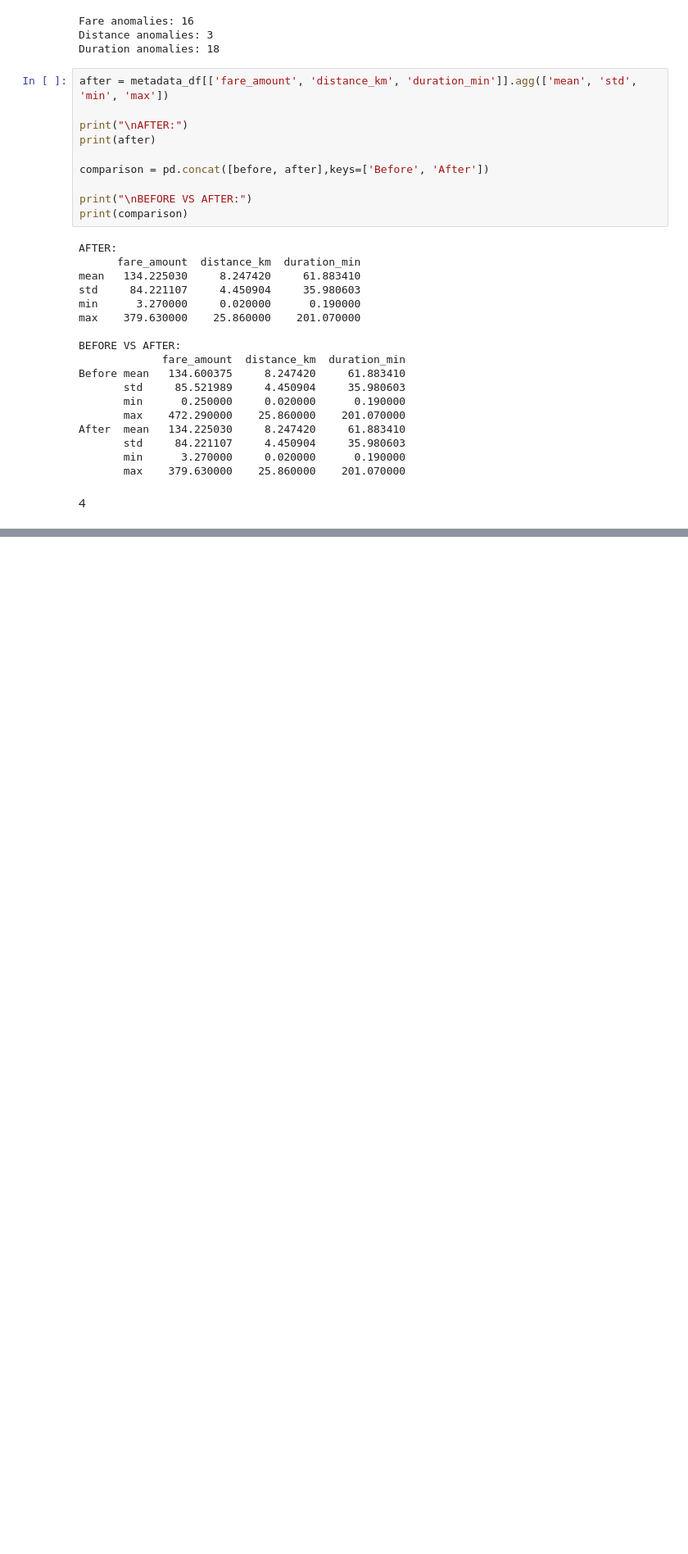
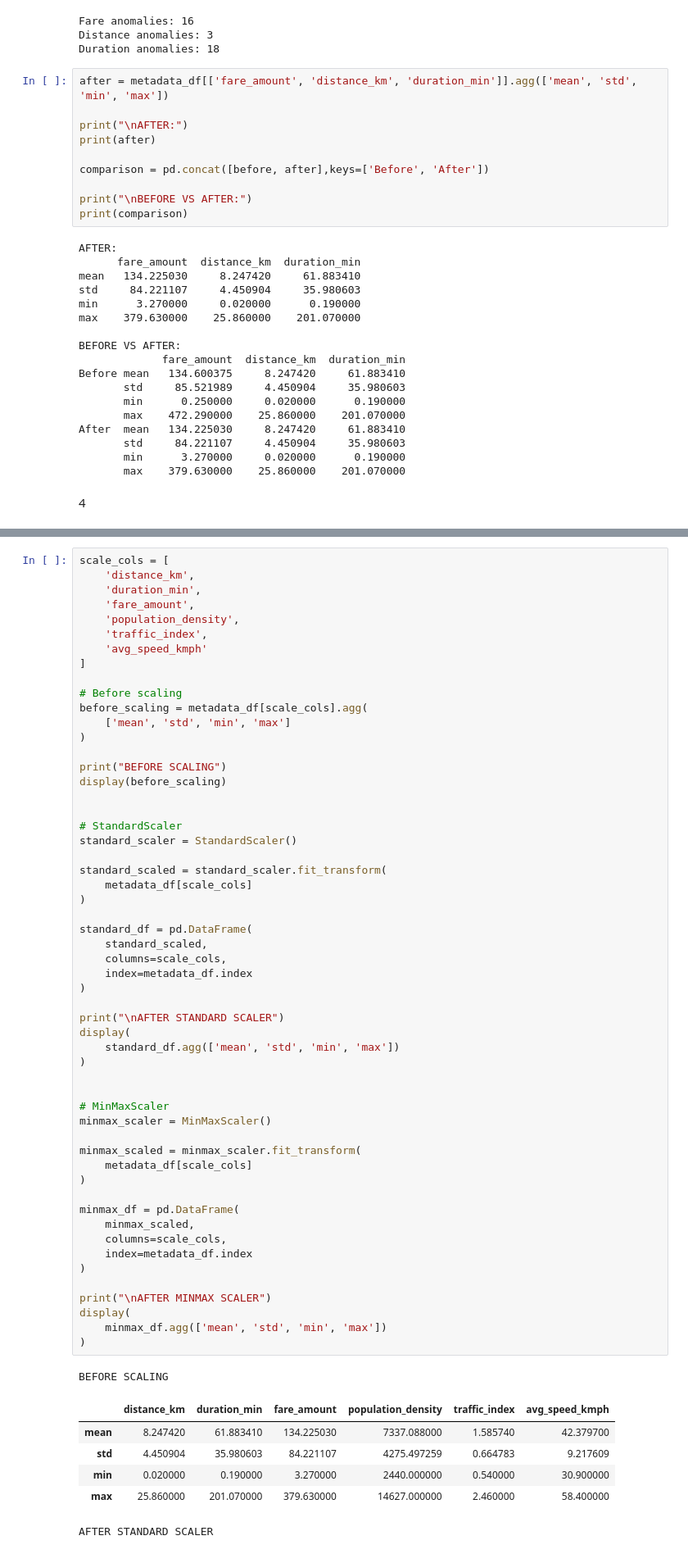
Before and after one commit to priyansh0712/RW, a Jupyter notebook: Data_Preprocecing/Exam/exam.ipynb, the cells around one changed output, grey strips where cells are left out. Shown at 82% size. Saved outputs shown, nothing was run; the diff lists cells and outputs as text; blank space fills up the shorter version.

```diff
--- a/Data_Preprocecing/Exam/exam.ipynb
+++ b/Data_Preprocecing/Exam/exam.ipynb
@@ -311,0 +291,63 @@ KeyError: 'zone'
+# %%
+scale_cols = [
+    'distance_km',
+    'duration_min',
+    'fare_amount',
+    'population_density',
+    'traffic_index',
+    'avg_speed_kmph'
+]
+
+# Before scaling
+before_scaling = metadata_df[scale_cols].agg(
+    ['mean', 'std', 'min', 'max']
+)
+
+print("BEFORE SCALING")
+display(before_scaling)
+
+
+# StandardScaler
+standard_scaler = StandardScaler()
+
+standard_scaled = standard_scaler.fit_transform(
+    metadata_df[scale_cols]
+)
+
+standard_df = pd.DataFrame(
+    standard_scaled,
+    columns=scale_cols,
+    index=metadata_df.index
+)
+
+print("\nAFTER STANDARD SCALER")
+display(
+    standard_df.agg(['mean', 'std', 'min', 'max'])
+)
+
+
+# MinMaxScaler
+minmax_scaler = MinMaxScaler()
+
+minmax_scaled = minmax_scaler.fit_transform(
+    metadata_df[scale_cols]
+)
+
+minmax_df = pd.DataFrame(
+    minmax_scaled,
+    columns=scale_cols,
+    index=metadata_df.index
+)
+
+print("\nAFTER MINMAX SCALER")
+display(
+    minmax_df.agg(['mean', 'std', 'min', 'max'])
+)
+# %% [output]
+BEFORE SCALING
+|  | distance_km | duration_min | fare_amount | population_density | traffic_index | avg_speed_kmph |
+| mean | 8.247420 | 61.883410 | 134.225030 | 7337.088000 | 1.585740 | 42.379700 |
+| std | 4.450904 | 35.980603 | 84.221107 | 4275.497259 | 0.664783 | 9.217609 |
+| min | 0.020000 | 0.190000 | 3.270000 | 2440.000000 | 0.540000 | 30.900000 |
+| max | 25.860000 | 201.070000 | 379.630000 | 14627.000000 | 2.460000 | 58.400000 |
+AFTER STANDARD SCALER
```
Also changed, not shown: parts of 12 cells of this notebook, 7 other files.
